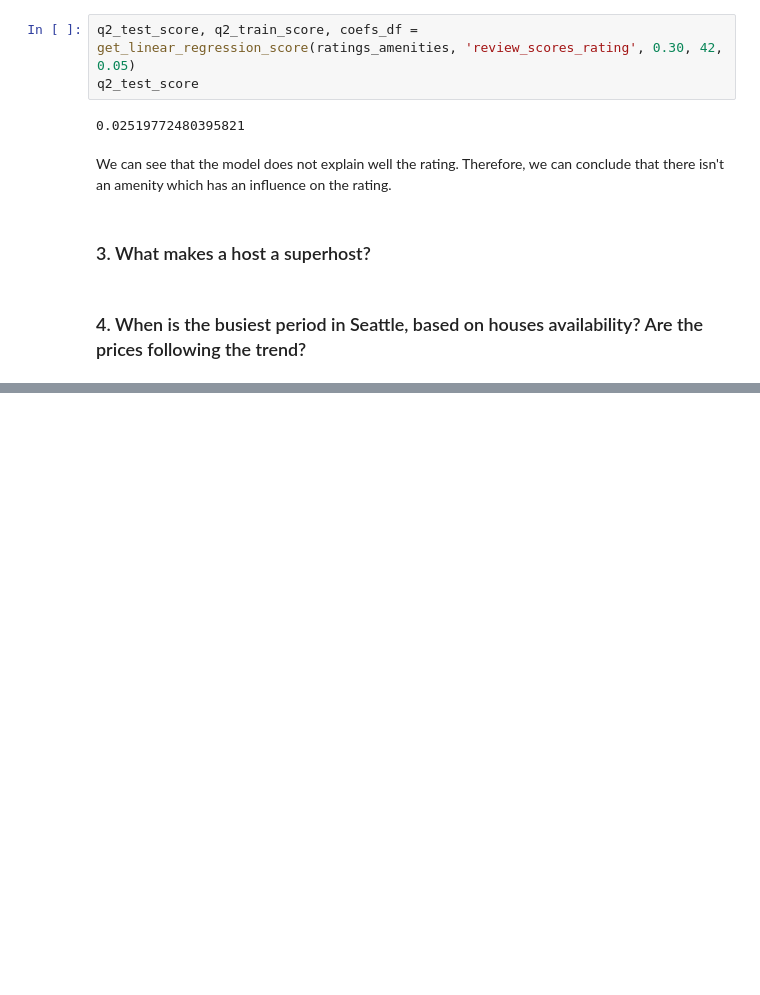
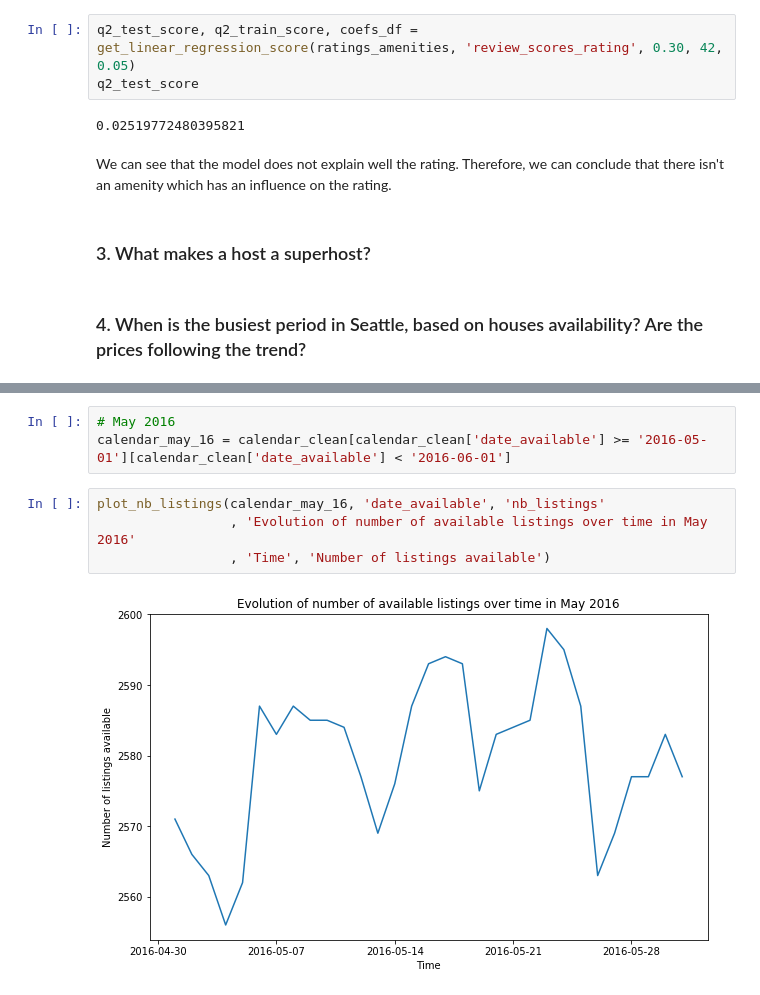
Before and after one commit to Robinhohocepied/airbnb-seattle-data, a Jupyter notebook: AirBnB+Seattle+Data.ipynb, the cells around one changed output, grey strips where cells are left out. Cells and saved outputs as stored; diff of their text form; blank space fills up the shorter version.

```diff
--- a/AirBnB+Seattle+Data.ipynb
+++ b/AirBnB+Seattle+Data.ipynb
@@ -620,0 +713,9 @@ We can see that the model does not explain well the rating. Therefore, we can co
+# %%
+# May 2016
+calendar_may_16 = calendar_clean[calendar_clean['date_available'] >= '2016-05-01'][calendar_clean['date_available'] < '2016-06-01']
+# %%
+plot_nb_listings(calendar_may_16, 'date_available', 'nb_listings'
+                 , 'Evolution of number of available listings over time in May 2016'
+                 , 'Time', 'Number of listings available')
+# %% [output]
+[figure, added]
```
Also changed, not shown: parts of 19 cells of this notebook.
